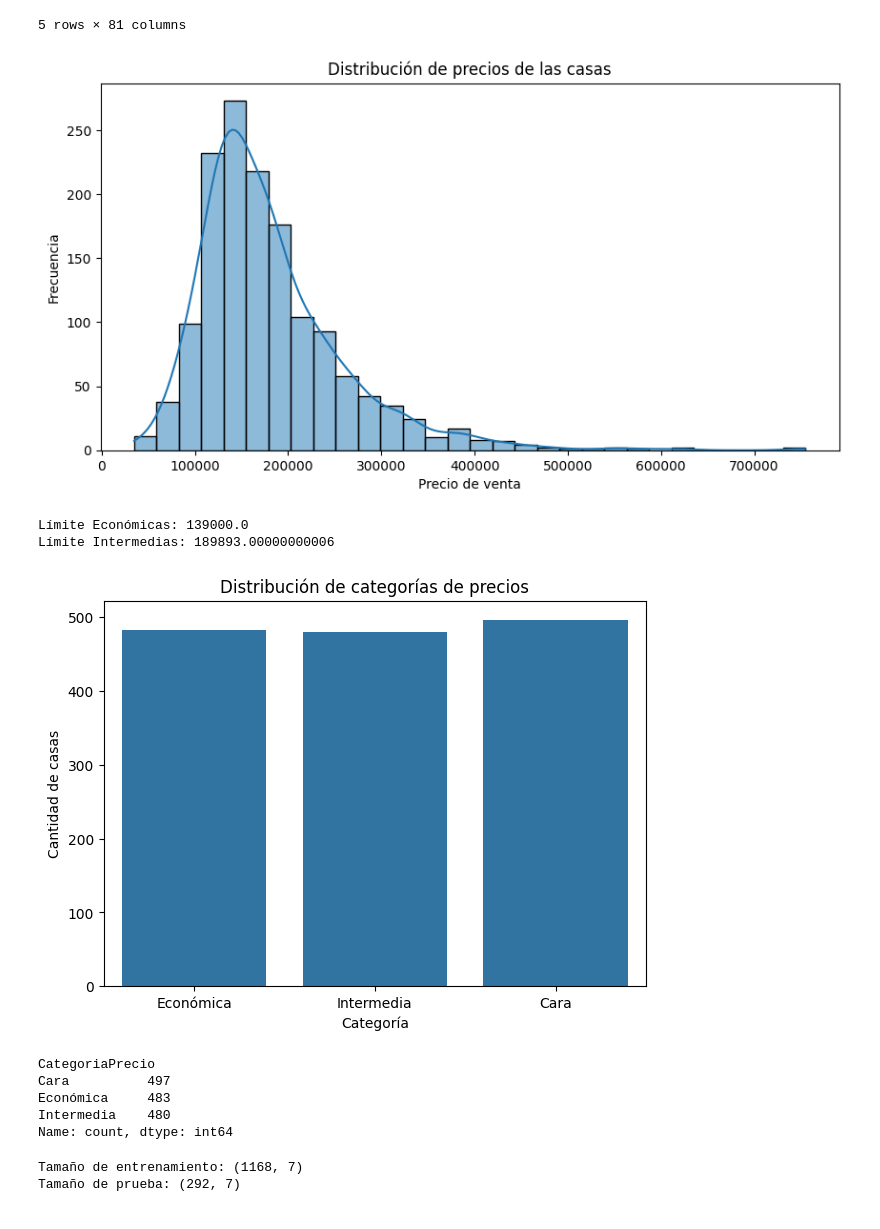
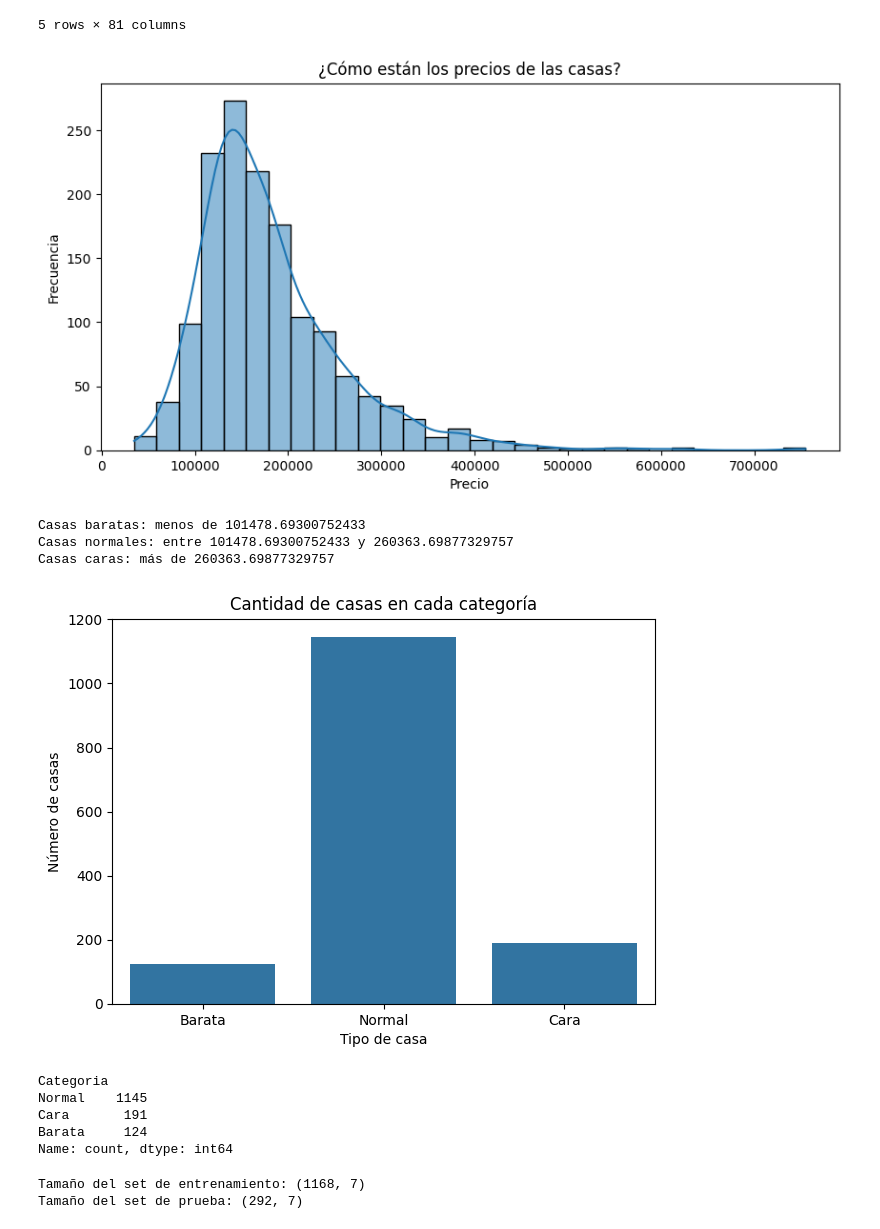
Before and after one commit to DiegoGarV/HDT4-DB2, a Jupyter notebook: clasification_tree.ipynb, the cells around one changed output. Drawn from its saved outputs; the diff is of its cells as text; code cells hidden in the pictures.

Commit message:
fix: changed definition of prices category

```diff
--- a/clasification_tree.ipynb
+++ b/clasification_tree.ipynb
@@ -21,21 +21,25 @@ df_train.head()
 # %%
 plt.figure(figsize=(10, 5))
 sns.histplot(df_train['SalePrice'], bins=30, kde=True)
 plt.title("¿Cómo están los precios de las casas?")
 plt.xlabel("Precio")
 plt.ylabel("Frecuencia")
 plt.show()
 
-low_price = df_train['SalePrice'].quantile(0.33)
-mid_price = df_train['SalePrice'].quantile(0.66)
+mean_price = df_train['SalePrice'].mean()
+std_price = df_train['SalePrice'].std()
 
-print(f"Casas económicas: hasta {low_price}")
-print(f"Casas intermedias: entre {low_price} y {mid_price}")
+low_price = mean_price - std_price
+mid_price = mean_price + std_price
+
+print(f"Casas baratas: menos de {low_price}")
+print(f"Casas normales: entre {low_price} y {mid_price}")
 print(f"Casas caras: más de {mid_price}")
 # %% [output]
-[figure, old version]
+[figure, new version]
-Límite Económicas: 139000.0
-Límite Intermedias: 189893.00000000006
+Casas baratas: menos de 101478.69300752433
+Casas normales: entre 101478.69300752433 y 260363.69877329757
+Casas caras: más de 260363.69877329757
 # %%
 def categorizar_casas(precio):
     if precio <= low_price:
@@ -56,11 +60,11 @@ plt.show()
 
 df_train['Categoria'].value_counts()
 # %% [output]
-[figure, old version]
+[figure, new version]
-CategoriaPrecio
-Cara          497
-Económica     483
-Intermedia    480
+Categoria
+Normal    1145
+Cara       191
+Barata     124
 Name: count, dtype: int64
 # %%
 columnas_utiles = ["OverallQual", "GrLivArea", "GarageCars", "TotalBsmtSF", "FullBath", "YearBuilt", "LotArea"]
@@ -76,8 +80,8 @@ X_train, X_test, y_train, y_test = train_test_split(X, y, test_size=0.2, random_
 print(f"Tamaño del set de entrenamiento: {X_train.shape}")
 print(f"Tamaño del set de prueba: {X_test.shape}")
 # %% [output]
-Tamaño de entrenamiento: (1168, 7)
-Tamaño de prueba: (292, 7)
+Tamaño del set de entrenamiento: (1168, 7)
+Tamaño del set de prueba: (292, 7)
 # %%
 modelo = DecisionTreeClassifier(max_depth=4, random_state=42)
 modelo.fit(X_train, y_train)
```
Also changed, not shown: parts of 2 cells of this notebook.
